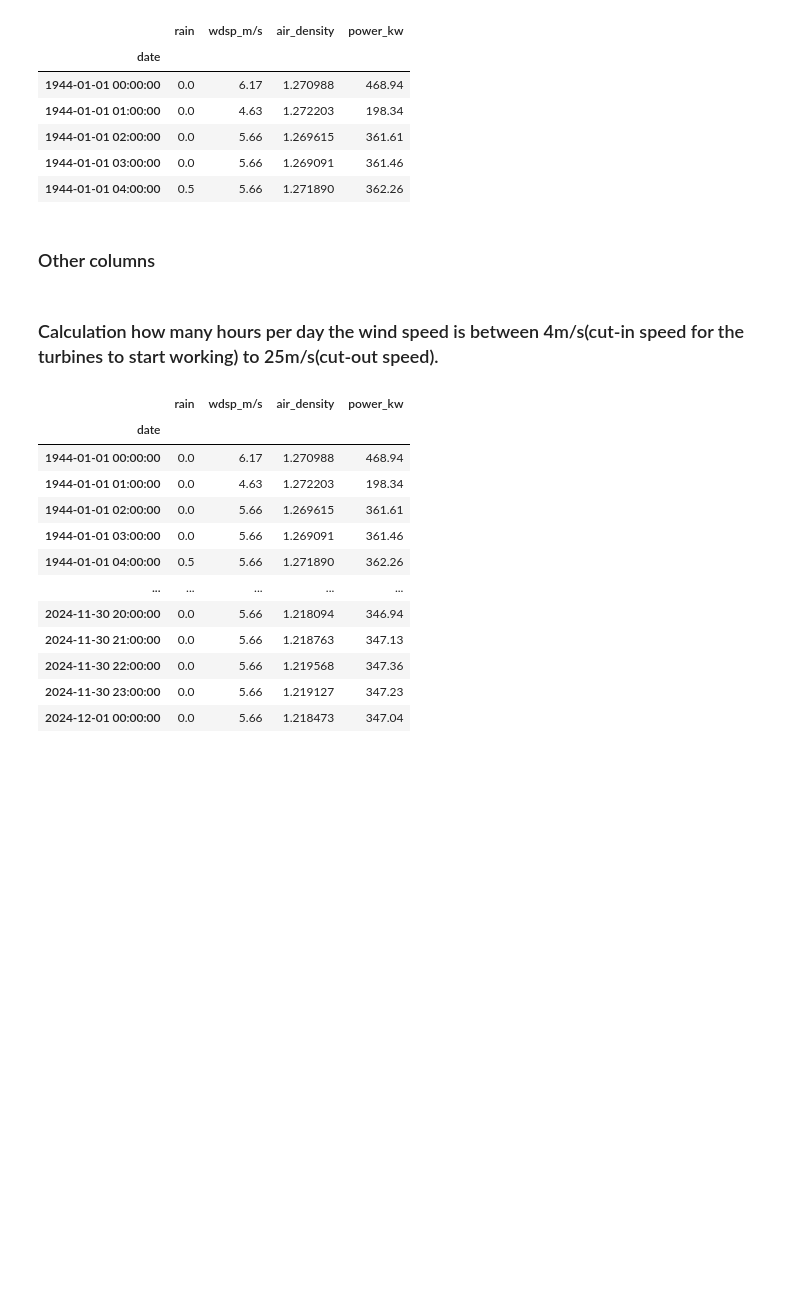
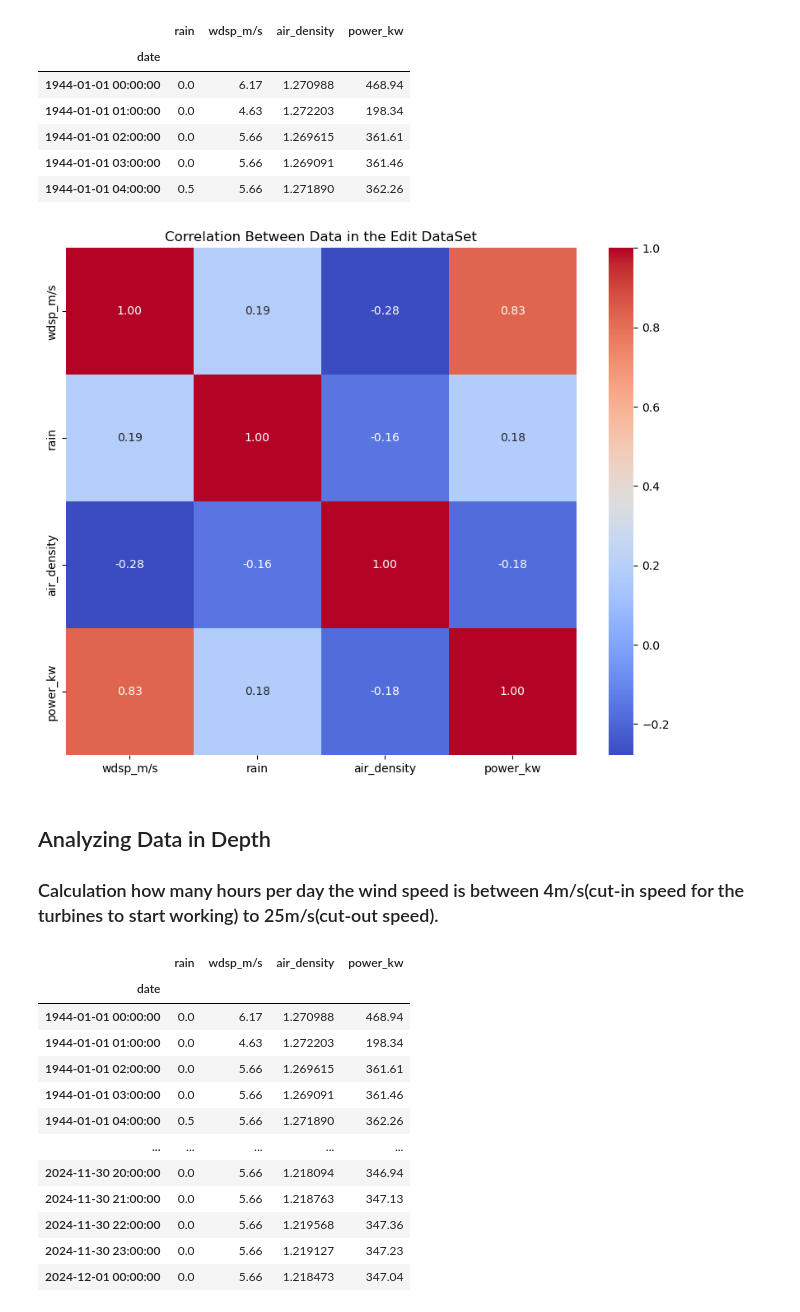
Before and after one commit to ermelinda-q/PFDA, a Jupyter notebook: project/project.ipynb, the cells around one changed output. Cells and saved outputs as stored; diff of their text form; code cells hidden in the pictures; blank space fills up the shorter version.

```diff
--- a/project/project.ipynb
+++ b/project/project.ipynb
@@ -342,9 +345,24 @@ df_valentia.head(5)
 | 1944-01-01 02:00:00 | 0.0 | 5.66 | 1.269615 | 361.61 |
 | 1944-01-01 03:00:00 | 0.0 | 5.66 | 1.269091 | 361.46 |
 | 1944-01-01 04:00:00 | 0.5 | 5.66 | 1.271890 | 362.26 |
-# %% [markdown]
-### Other columns
+# %%
+# Selecting columns to for correlation between the data in the df_valentia DataFrame
+selected_columns = ['wdsp_m/s','rain', 'air_density', 'power_kw' ]
+correlation_df = df_valentia[selected_columns]
+
+# Calculating the correlation matrix
+correlation_matrix = correlation_df.corr()
+
+# Visualize the correlation matrix with a heatmap
+plt.figure(figsize=(10, 8))
+sns.heatmap(correlation_matrix, annot=True, cmap='coolwarm', fmt='.2f', cbar=True)
+plt.title('Correlation Between Data in the Edit DataSet')
+plt.show()
+# %% [output]
+[figure, added]
 # %% [markdown]
+## Analyzing Data in Depth
+
 ### Calculation how many hours per day the wind speed is between 4m/s(cut-in speed for the turbines to start working) to 25m/s(cut-out speed).
 # %%
 df_working_valentia = df_valentia[(df_valentia['wdsp_m/s'] >= 4) & (df_valentia['wdsp_m/s'] <25)]
```
Also changed, not shown: parts of 9 cells of this notebook.
